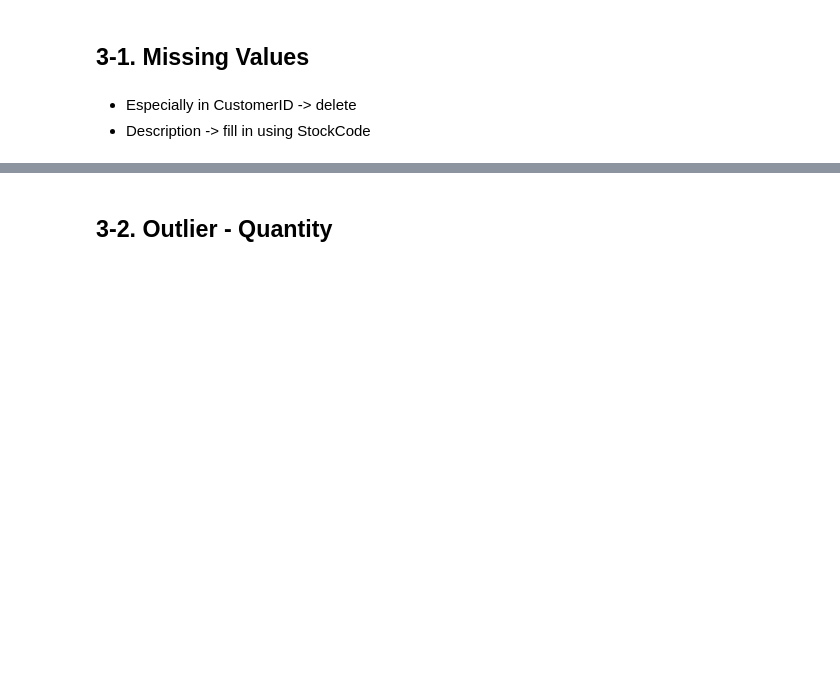
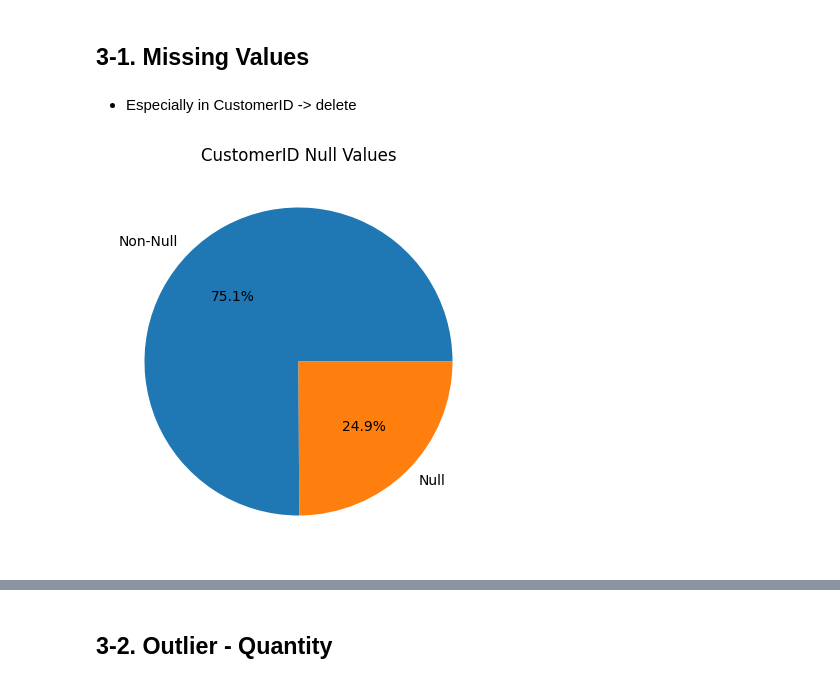
Before and after one commit to iamyunaseo/e-commerce-customer-behavior-analytics, a Jupyter notebook: e-commerce-customer-behavior-analytics.ipynb, the cells around one changed output, grey strips where cells are left out. Drawn from its saved outputs; the diff is of its cells as text; code cells hidden in the pictures; blank space fills up the shorter version.

Commit message:
preprocessing - missing values

```diff
--- a/e-commerce-customer-behavior-analytics.ipynb
+++ b/e-commerce-customer-behavior-analytics.ipynb
@@ -404,4 +460,12 @@ df[df.duplicated(keep=False)]
 ## 3-1. Missing Values
 # %% [markdown]
 - Especially in CustomerID -> delete
-- Description -> fill in using StockCode
+# %%
+# Creating pie chart to identify how many % are null values in CustomerID
+
+fig = plt.figure(figsize = (5, 5))
+plt.pie(customer_null_counts, labels = customer_null_counts.index, autopct='%1.1f%%')
+plt.title('CustomerID Null Values')
+plt.show()
+# %% [output]
+[figure, added]
```
Also changed, not shown: parts of 21 cells of this notebook.
